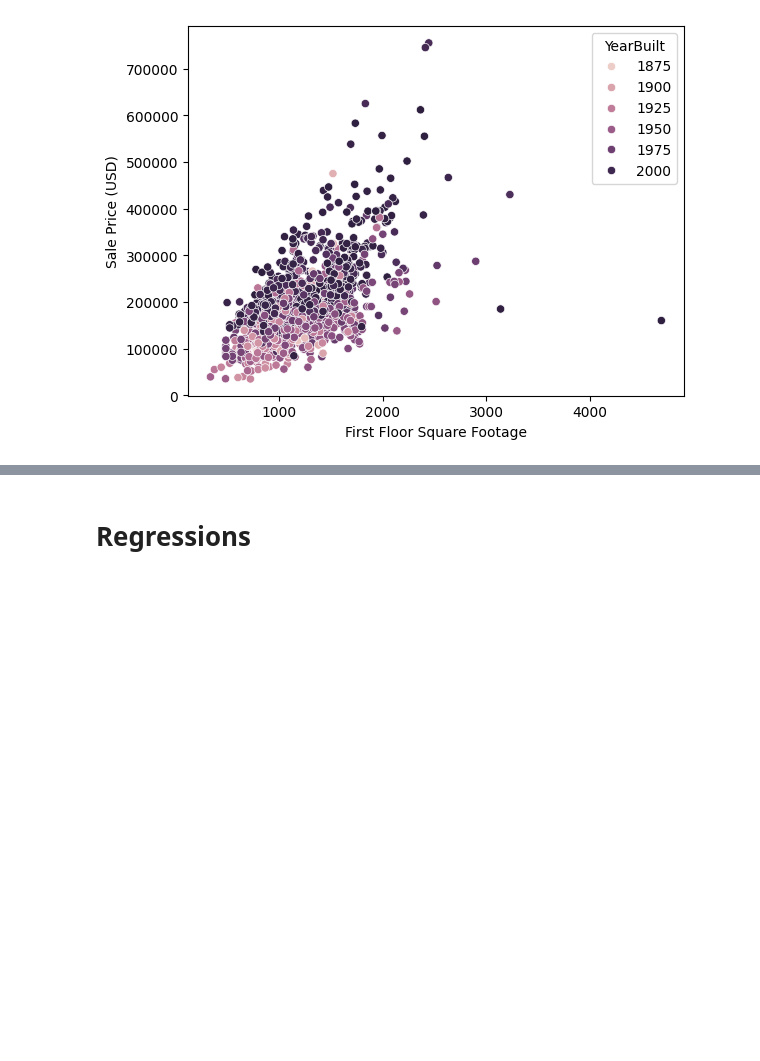
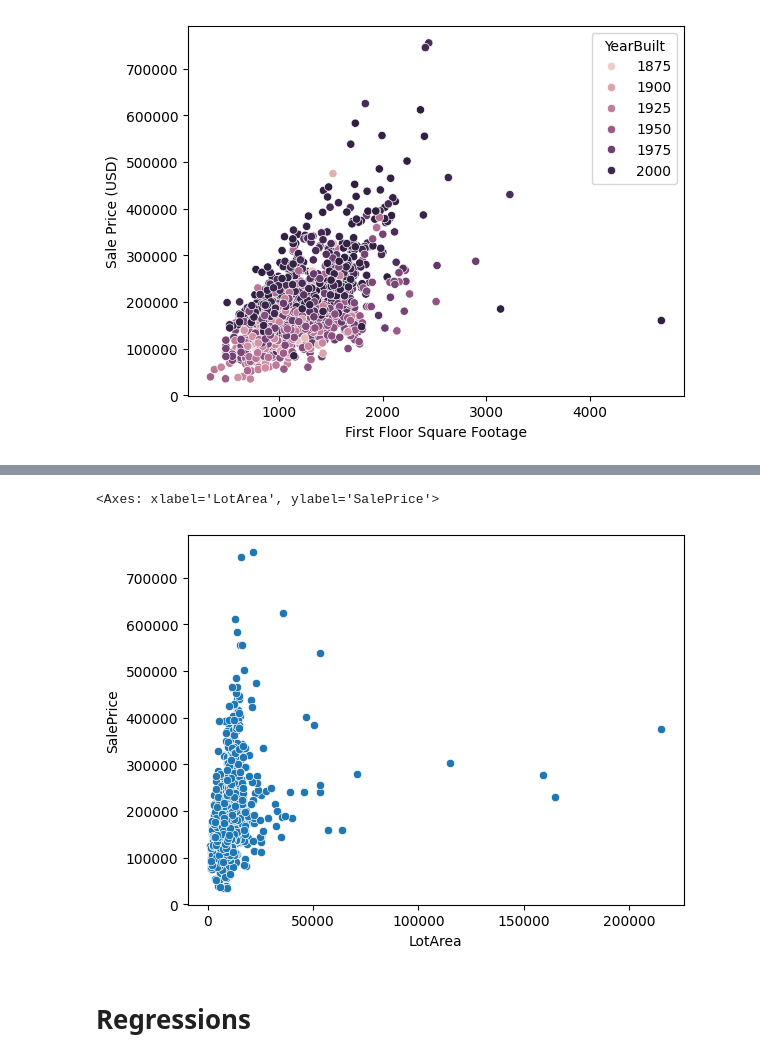
Before and after one commit to dustyshaw/Data_Sci_Final, a Jupyter notebook: Math_3080_Final.ipynb, the cells around one changed output, grey strips where cells are left out. Drawn from its saved outputs; the diff is of its cells as text; code cells hidden in the pictures; blank space fills up the shorter version.

```diff
--- a/Math_3080_Final.ipynb
+++ b/Math_3080_Final.ipynb
@@ -322,2 +318,5 @@ ax.set(xlabel='First Floor Square Footage',
 # %%
-# sns.scatterplot(x="LotArea", y="SalePrice", data=train)
+sns.scatterplot(x="LotArea", y="SalePrice", data=train)
+# %% [output]
+<Axes: xlabel='LotArea', ylabel='SalePrice'>
+[figure, added]
```
Also changed, not shown: parts of 12 cells of this notebook.
